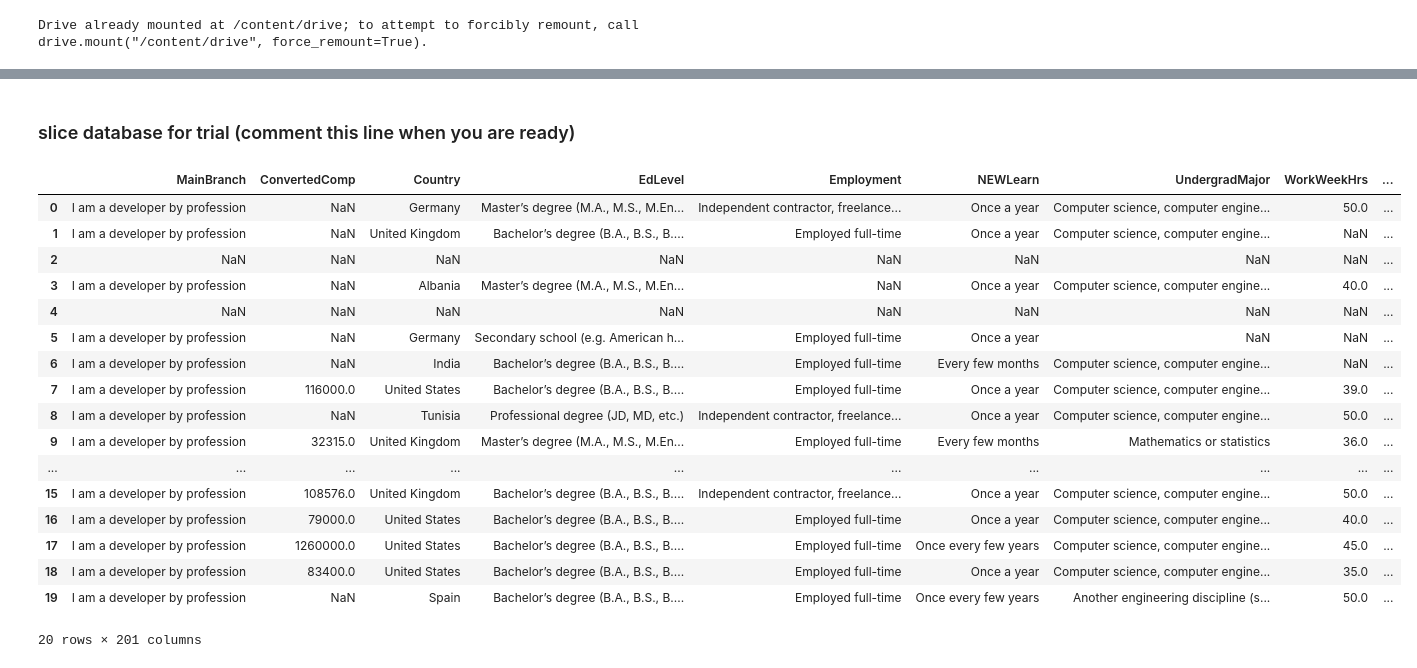
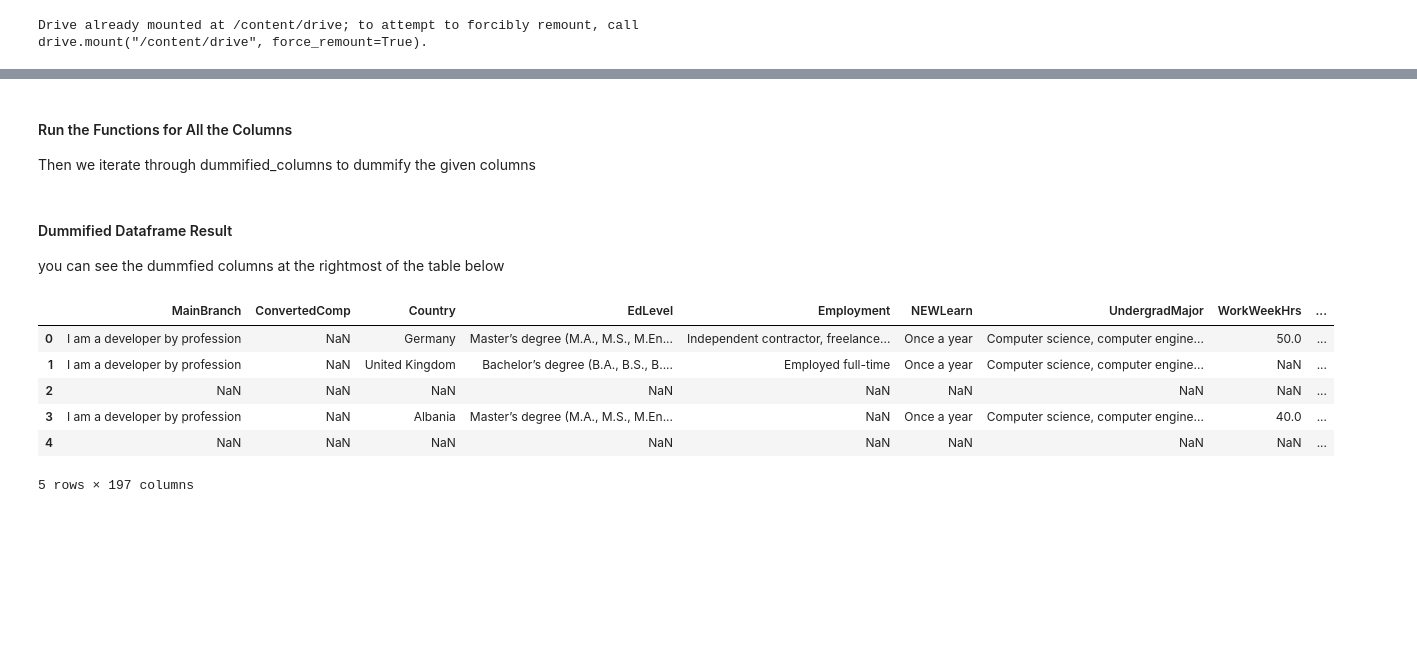
Before and after one commit to fahmiduldul/ds-blog-post, a Jupyter notebook: main.ipynb, the cells around one changed output, grey strips where cells are left out. Drawn from its saved outputs; the diff is of its cells as text; code cells hidden in the pictures; blank space fills up the shorter version.

```diff
--- a/main.ipynb
+++ b/main.ipynb
@@ -100,5 +120,3 @@ dummified_columns = ['DatabaseDesireNextYear', 'DatabaseWorkedWith', 'DevType',
   'LanguageDesireNextYear', 'LanguageWorkedWith', 'MiscTechDesireNextYear',
   'MiscTechWorkedWith', 'PlatformDesireNextYear', 'PlatformWorkedWith', 'WebframeDesireNextYear',
   'WebframeWorkedWith']
-# %% [markdown]
-### slice database for trial (comment this line when you are ready)
@@ -107,25 +123,20 @@ df = df.iloc[:100,:]
+# %% [markdown]
+#### Run the Functions for All the Columns
+Then we iterate through dummified_columns to dummify the given columns
 # %%
 for column in dummified_columns:
   df = pd.concat([df.drop(axis=1, columns=column), separate_column_list(df, column, ';')],
                   axis=1)
+# %% [markdown]
+#### Dummified Dataframe Result
+you can see the dummfied columns at the rightmost of the table below
 # %%
-df.head(20)
+df.head()
 # %% [output]
 |  | MainBranch | ConvertedComp | Country | EdLevel | Employment | NEWLearn | UndergradMajor | WorkWeekHrs | ... |
 | 0 | I am a developer by profession | NaN | Germany | Master’s degree (M.A., M.S., M.En... | Independent contractor, freelance... | Once a year | Computer science, computer engine... | 50.0 | ... |
 | 1 | I am a developer by profession | NaN | United Kingdom | Bachelor’s degree (B.A., B.S., B.... | Employed full-time | Once a year | Computer science, computer engine... | NaN | ... |
 | 2 | NaN | NaN | NaN | NaN | NaN | NaN | NaN | NaN | ... |
 | 3 | I am a developer by profession | NaN | Albania | Master’s degree (M.A., M.S., M.En... | NaN | Once a year | Computer science, computer engine... | 40.0 | ... |
 | 4 | NaN | NaN | NaN | NaN | NaN | NaN | NaN | NaN | ... |
-| 5 | I am a developer by profession | NaN | Germany | Secondary school (e.g. American h... | Employed full-time | Once a year | NaN | NaN | ... |
-| 6 | I am a developer by profession | NaN | India | Bachelor’s degree (B.A., B.S., B.... | Employed full-time | Every few months | Computer science, computer engine... | NaN | ... |
-| 7 | I am a developer by profession | 116000.0 | United States | Bachelor’s degree (B.A., B.S., B.... | Employed full-time | Once a year | Computer science, computer engine... | 39.0 | ... |
-| 8 | I am a developer by profession | NaN | Tunisia | Professional degree (JD, MD, etc.) | Independent contractor, freelance... | Once a year | Computer science, computer engine... | 50.0 | ... |
-| 9 | I am a developer by profession | 32315.0 | United Kingdom | Master’s degree (M.A., M.S., M.En... | Employed full-time | Every few months | Mathematics or statistics | 36.0 | ... |
-| ... | ... | ... | ... | ... | ... | ... | ... | ... | ... |
-| 15 | I am a developer by profession | 108576.0 | United Kingdom | Bachelor’s degree (B.A., B.S., B.... | Independent contractor, freelance... | Once a year | Computer science, computer engine... | 50.0 | ... |
-| 16 | I am a developer by profession | 79000.0 | United States | Bachelor’s degree (B.A., B.S., B.... | Employed full-time | Once a year | Computer science, computer engine... | 40.0 | ... |
-| 17 | I am a developer by profession | 1260000.0 | United States | Bachelor’s degree (B.A., B.S., B.... | Employed full-time | Once every few years | Computer science, computer engine... | 45.0 | ... |
-| 18 | I am a developer by profession | 83400.0 | United States | Bachelor’s degree (B.A., B.S., B.... | Employed full-time | Once a year | Computer science, computer engine... | 35.0 | ... |
-| 19 | I am a developer by profession | NaN | Spain | Bachelor’s degree (B.A., B.S., B.... | Employed full-time | Once every few years | Another engineering discipline (s... | 50.0 | ... |
-20 rows × 201 columns
+5 rows × 197 columns
```
Also changed, not shown: parts of 19 cells of this notebook.
